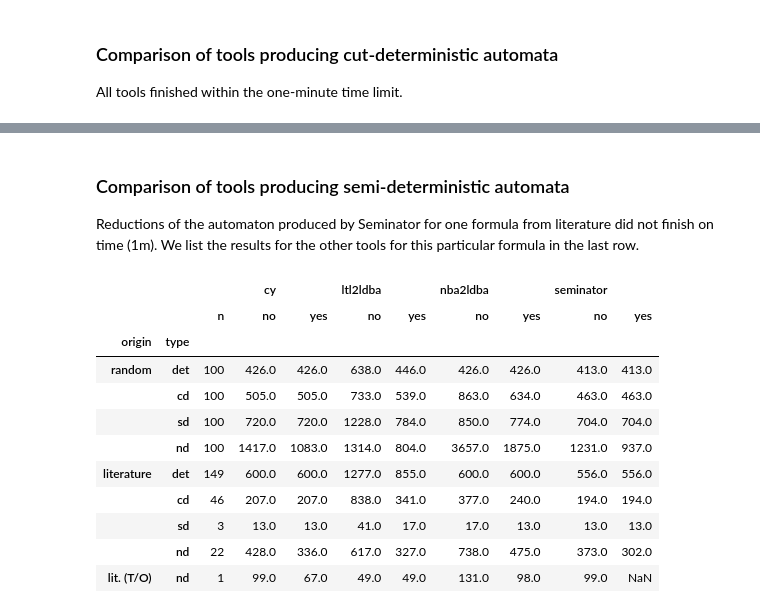
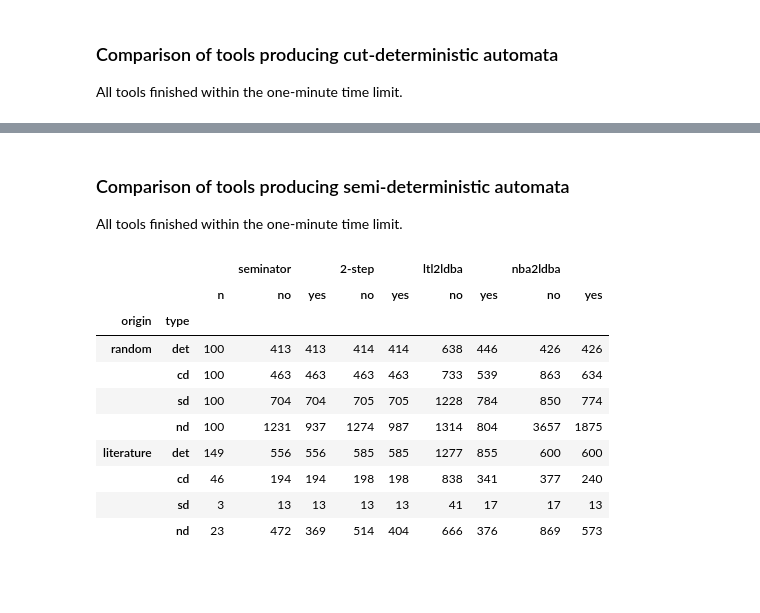
Before and after one commit to mklokocka/seminator, a Jupyter notebook: Run_comparison.ipynb, the cells around one changed output, grey strips where cells are left out. Cells and saved outputs as stored; diff of their text form; code cells hidden in the pictures; blank space fills up the shorter version.

```diff
--- a/Run_comparison.ipynb
+++ b/Run_comparison.ipynb
@@ -88,6 +78,9 @@ Gather the data into one big DataFrame
 # %%
 data = pd.DataFrame()
 for (name,r) in runners.items():
-    data = data.append(pd.DataFrame(r.cummulative(),columns=[name]).transpose())
+    # Divide into sd_tools & cd_tools to treat timeouts separately.
+    tmp_cd = pd.DataFrame(r.cummulative(tools=cd_tools),columns=[name])
+    tmp_sd = pd.DataFrame(r.cummulative(tools=sd_tools),columns=[name])
+    data = data.append(tmp_cd.append(tmp_sd).transpose())
 data
 # %% [output]
@@ -155,6 +148,6 @@ tmp
 # %%
-cd = tmp.cd
-sd = tmp.sd
+cd = tmp.cd[['']+tool_order]
+sd = tmp.sd[['']+tool_order]
 # %%
 cd
 # %% [output]
@@ -217,2 +191,0 @@ Finally, we append the data into the table for semi-determinization
-# %%
-sd.append(sd_fail).fillna('---')
@@ -256,22 +218,21 @@ display(cd)
-# %%
-display_markdown('''### Comparison of tools producing semi-deterministic automata
-Reductions of the automaton produced by Seminator for one formula from literature did not finish on time (1m). We list the results for the other tools for this particular formula in the last row.
-''',raw=True)
-# %% [output]
-### Comparison of tools producing semi-deterministic automata
-Reductions of the automaton produced by Seminator for one formula from literature did not finish on time (1m). We list the results for the other tools for this particular formula in the last row.
+# %%
+display_markdown('''### Comparison of tools producing semi-deterministic automata
+All tools finished within the one-minute time limit.
+''',raw=True)
+# %% [output]
+### Comparison of tools producing semi-deterministic automata
+All tools finished within the one-minute time limit.
 # %%
-display(sd.append(sd_fail))
+display(sd)
 # %% [output]
-|  |  |  | cy |  | ltl2ldba |  | nba2ldba |  | seminator |  |
+|  |  |  | seminator |  | 2-step |  | ltl2ldba |  | nba2ldba |  |
 |  |  | n | no | yes | no | yes | no | yes | no | yes |
 | origin | type |  |  |  |  |  |  |  |  |  |
-| random | det | 100 | 426.0 | 426.0 | 638.0 | 446.0 | 426.0 | 426.0 | 413.0 | 413.0 |
-|  | cd | 100 | 505.0 | 505.0 | 733.0 | 539.0 | 863.0 | 634.0 | 463.0 | 463.0 |
-|  | sd | 100 | 720.0 | 720.0 | 1228.0 | 784.0 | 850.0 | 774.0 | 704.0 | 704.0 |
-|  | nd | 100 | 1417.0 | 1083.0 | 1314.0 | 804.0 | 3657.0 | 1875.0 | 1231.0 | 937.0 |
-| literature | det | 149 | 600.0 | 600.0 | 1277.0 | 855.0 | 600.0 | 600.0 | 556.0 | 556.0 |
-|  | cd | 46 | 207.0 | 207.0 | 838.0 | 341.0 | 377.0 | 240.0 | 194.0 | 194.0 |
-|  | sd | 3 | 13.0 | 13.0 | 41.0 | 17.0 | 17.0 | 13.0 | 13.0 | 13.0 |
-|  | nd | 22 | 428.0 | 336.0 | 617.0 | 327.0 | 738.0 | 475.0 | 373.0 | 302.0 |
-| lit. (T/O) | nd | 1 | 99.0 | 67.0 | 49.0 | 49.0 | 131.0 | 98.0 | 99.0 | NaN |
+| random | det | 100 | 413 | 413 | 414 | 414 | 638 | 446 | 426 | 426 |
+|  | cd | 100 | 463 | 463 | 463 | 463 | 733 | 539 | 863 | 634 |
+|  | sd | 100 | 704 | 704 | 705 | 705 | 1228 | 784 | 850 | 774 |
+|  | nd | 100 | 1231 | 937 | 1274 | 987 | 1314 | 804 | 3657 | 1875 |
+| literature | det | 149 | 556 | 556 | 585 | 585 | 1277 | 855 | 600 | 600 |
+|  | cd | 46 | 194 | 194 | 198 | 198 | 838 | 341 | 377 | 240 |
+|  | sd | 3 | 13 | 13 | 13 | 13 | 41 | 17 | 17 | 13 |
+|  | nd | 23 | 472 | 369 | 514 | 404 | 666 | 376 | 869 | 573 |
```
Also changed, not shown: parts of 13 cells of this notebook, 12 other files.
